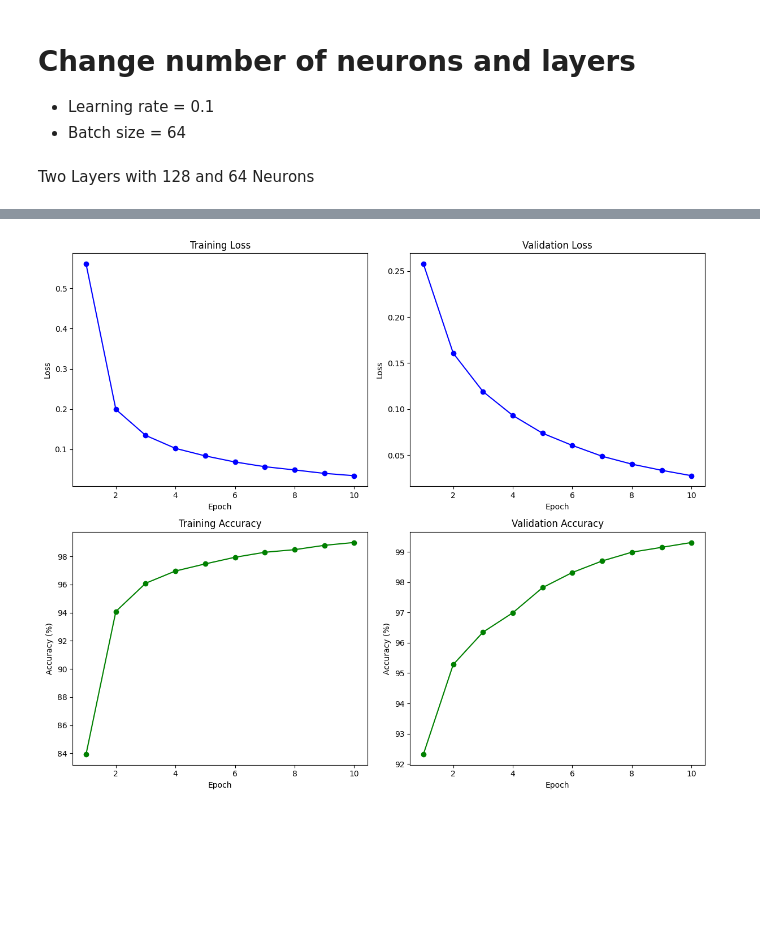
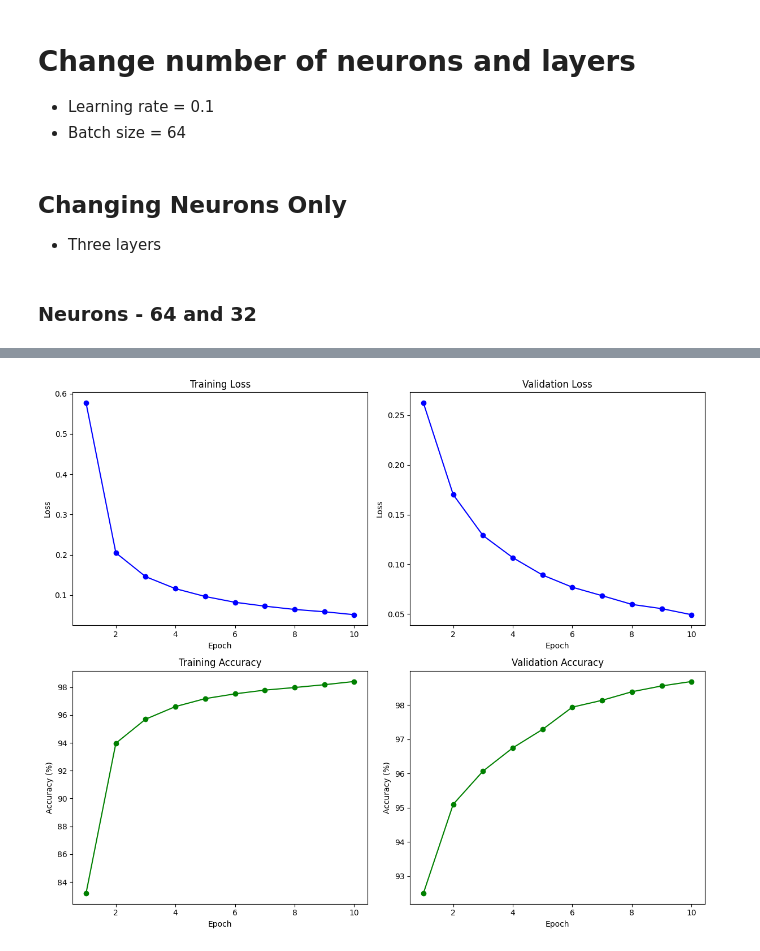
Before and after one commit to MennaMagdie/Machine-Learning-Labs, a Jupyter notebook: digit-recognition-system/neural_networks.ipynb, the cells around one changed output, grey strips where cells are left out. Saved outputs shown, nothing was run; the diff lists cells and outputs as text; code cells hidden in the pictures; blank space fills up the shorter version.

```diff
--- a/digit-recognition-system/neural_networks.ipynb
+++ b/digit-recognition-system/neural_networks.ipynb
@@ -781,17 +781,19 @@ batch_size = 64
 train_loader = DataLoader(train_dataset, batch_size=batch_size, shuffle=True)
 val_loader = DataLoader(val_dataset, batch_size=batch_size, shuffle=False)
 test_loader = DataLoader(test_dataset, batch_size=batch_size, shuffle=False)
-# %% [markdown]
-Two Layers with 128 and 64 Neurons
+# %% [markdown]
+## Changing Neurons Only
+* Three layers
+# %% [markdown]
+### **Neurons - 64 and 32**
 # %%
 class FeedforwardNN_1(nn.Module):
     def __init__(self):
         super(FeedforwardNN_1, self).__init__()
 
-        # Two layers with 128 and 64 neurons
-        self.l1 = nn.Linear(784, 128)
-        self.l2 = nn.Linear(128, 64)
-        self.output = nn.Linear(64, 10)
+        self.l1 = nn.Linear(784, 64)
+        self.l2 = nn.Linear(64, 32)
+        self.output = nn.Linear(32, 10)
 
         self.activation_fn = nn.ReLU()
 
@@ -827,4 +829,4 @@ Validation Loss: 0.0278, Accuracy: 99.31%
-[figure, old version]
+[figure, new version]
 # %%
 test(model_11, test_loader)
 # %% [output]
```
Also changed, not shown: parts of 43 cells of this notebook.
